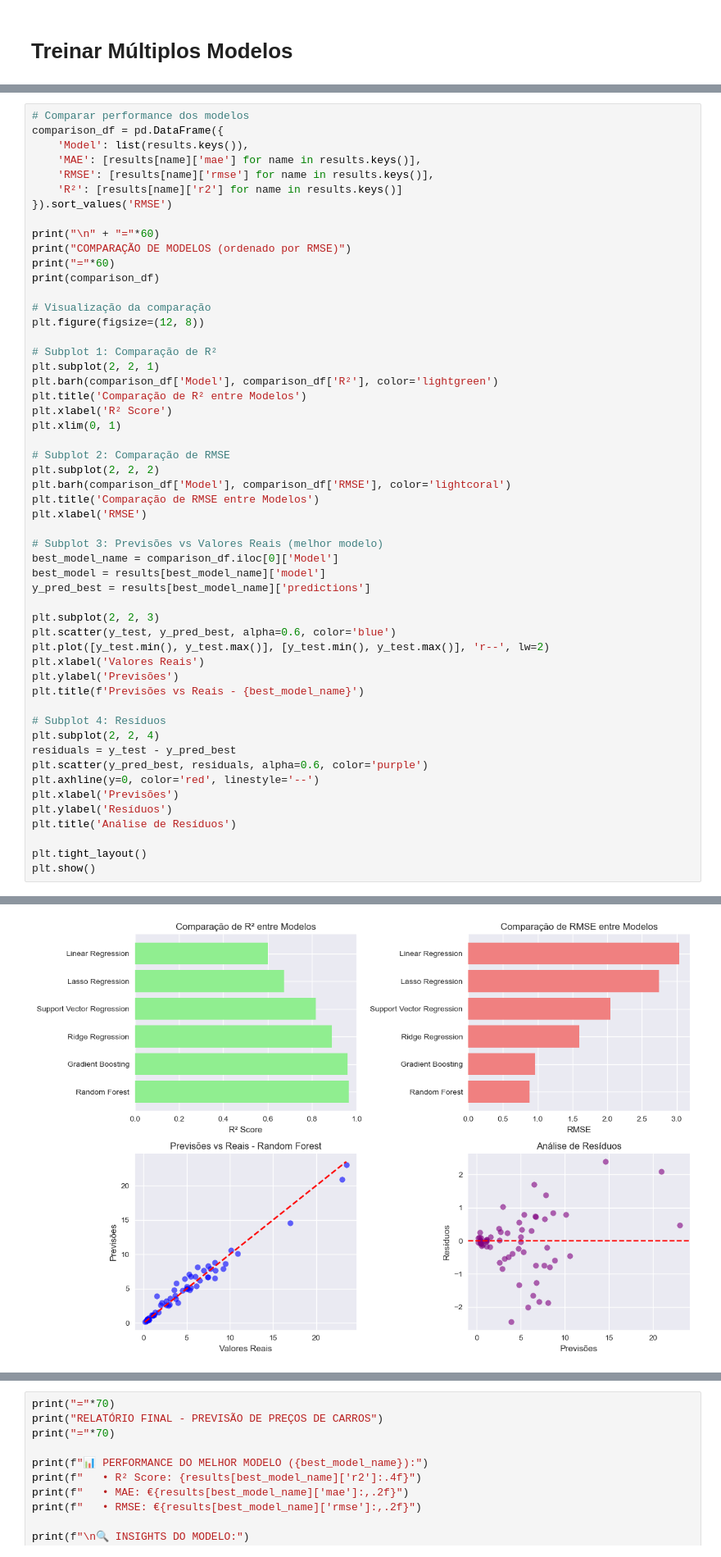
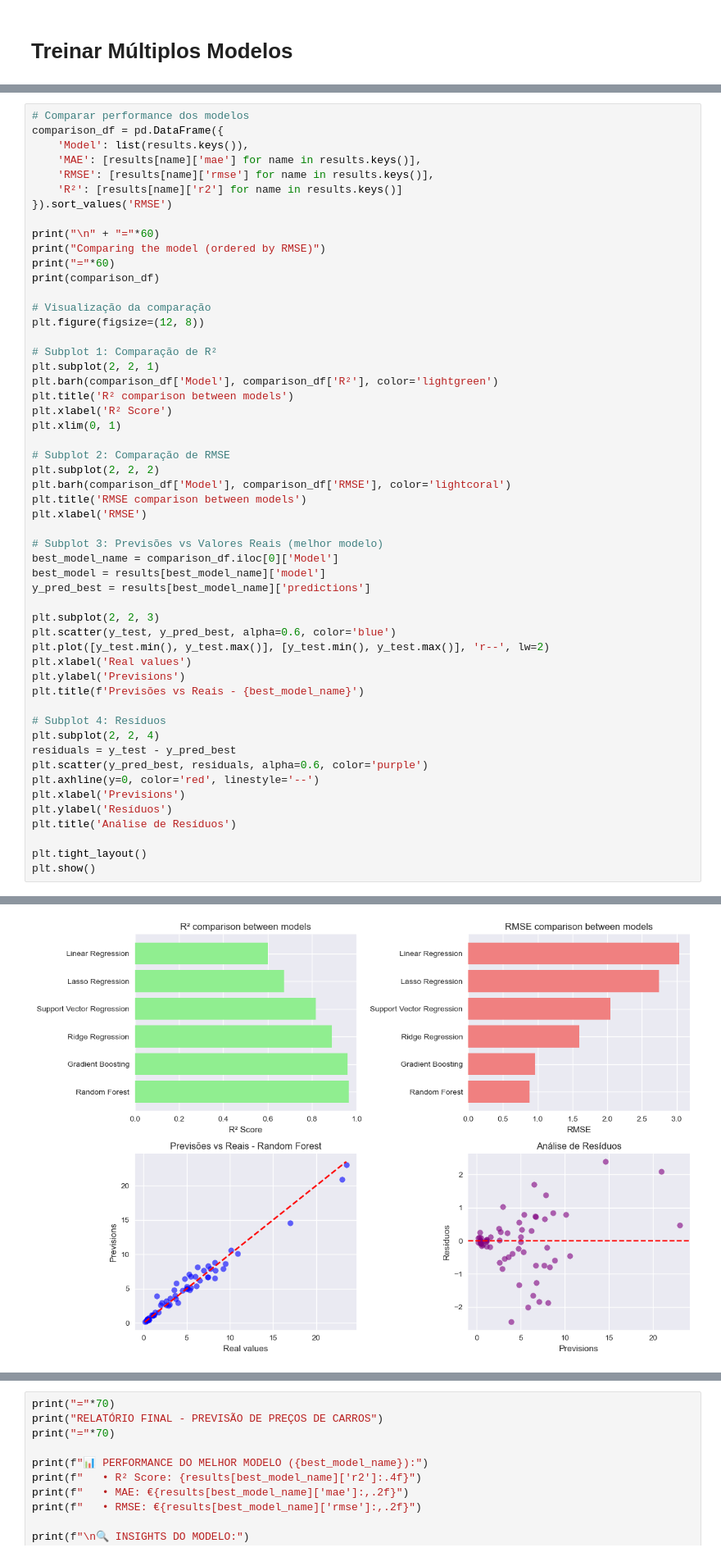
Before and after one commit to joseafonsoii/CodeAlpha_Tasks_Data_Sciense_Internship, a Jupyter notebook: CodeAlpha_Car Price Prediction with Machine Learning/Task3_.ipynb, the cells around one changed output, grey strips where cells are left out. Shown at 82% size. Drawn from its saved outputs; the diff is of its cells as text.

```diff
--- a/CodeAlpha_Car Price Prediction with Machine Learning/Task3_.ipynb
+++ b/CodeAlpha_Car Price Prediction with Machine Learning/Task3_.ipynb
@@ -316,7 +319,7 @@ comparison_df = pd.DataFrame({
 }).sort_values('RMSE')
 
 print("\n" + "="*60)
-print("COMPARAÇÃO DE MODELOS (ordenado por RMSE)")
+print("Comparing the model (ordered by RMSE)")
 print("="*60)
 print(comparison_df)
 
@@ -326,14 +329,14 @@ plt.figure(figsize=(12, 8))
 # Subplot 1: Comparação de R²
 plt.subplot(2, 2, 1)
 plt.barh(comparison_df['Model'], comparison_df['R²'], color='lightgreen')
-plt.title('Comparação de R² entre Modelos')
+plt.title('R² comparison between models')
 plt.xlabel('R² Score')
 plt.xlim(0, 1)
 
 # Subplot 2: Comparação de RMSE
 plt.subplot(2, 2, 2)
 plt.barh(comparison_df['Model'], comparison_df['RMSE'], color='lightcoral')
-plt.title('Comparação de RMSE entre Modelos')
+plt.title('RMSE comparison between models')
 plt.xlabel('RMSE')
 
 # Subplot 3: Previsões vs Valores Reais (melhor modelo)
@@ -344,8 +347,8 @@ y_pred_best = results[best_model_name]['predictions']
 plt.subplot(2, 2, 3)
 plt.scatter(y_test, y_pred_best, alpha=0.6, color='blue')
 plt.plot([y_test.min(), y_test.max()], [y_test.min(), y_test.max()], 'r--', lw=2)
-plt.xlabel('Valores Reais')
-plt.ylabel('Previsões')
+plt.xlabel('Real values')
+plt.ylabel('Previsions')
 plt.title(f'Previsões vs Reais - {best_model_name}')
 
 # Subplot 4: Resíduos
@@ -353,7 +356,7 @@ plt.subplot(2, 2, 4)
 residuals = y_test - y_pred_best
 plt.scatter(y_pred_best, residuals, alpha=0.6, color='purple')
 plt.axhline(y=0, color='red', linestyle='--')
-plt.xlabel('Previsões')
+plt.xlabel('Previsions')
 plt.ylabel('Resíduos')
 plt.title('Análise de Resíduos')
 
@@ -365,10 +368,10 @@ COMPARAÇÃO DE MODELOS (ordenado por RMSE)
 ============================================================
                        Model       MAE      RMSE        R²
 3              Random Forest  0.604621  0.885982  0.965924
 4          Gradient Boosting  0.581497  0.966088  0.959483
 1           Ridge Regression  1.082001  1.597132  0.889266
 5  Support Vector Regression  0.914191  2.046438  0.818198
 2           Lasso Regression  1.984125  2.746913  0.672440
 0          Linear Regression  2.036517  3.036626  0.599702
-[figure, old version]
+[figure, new version]
 # %% [markdown]
```
Also changed, not shown: parts of 17 cells of this notebook, 10 other files.
